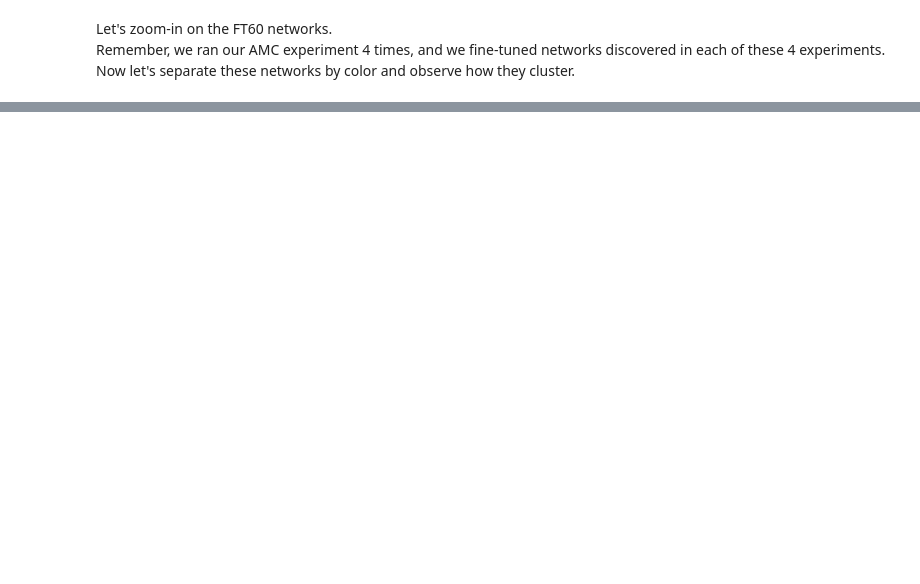
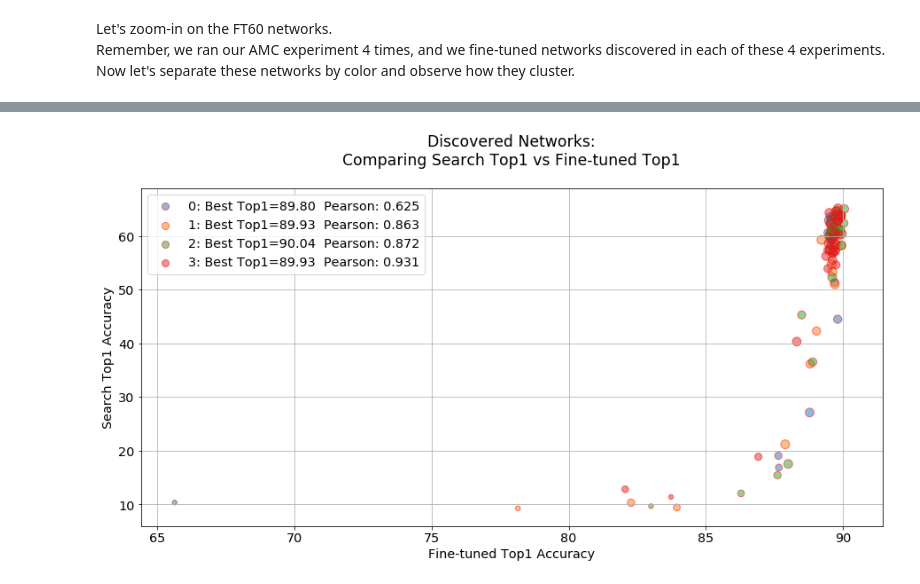
Before and after one commit to IntelLabs/distiller, a Jupyter notebook: examples/auto_compression/amc/jupyter/amc_plain20.ipynb, the cells around one changed output, grey strips where cells are left out. Saved outputs shown, nothing was run; the diff lists cells and outputs as text; code cells hidden in the pictures; blank space fills up the shorter version.

```diff
--- a/examples/auto_compression/amc/jupyter/amc_plain20.ipynb
+++ b/examples/auto_compression/amc/jupyter/amc_plain20.ipynb
@@ -171,3 +105,10 @@ plot_networks_by_experiment(df_plain20_ft60, edgecolors='red')#, create_figure=F
+# %%
+create_fig("Discovered Networks:\nComparing Search Top1 vs Fine-tuned Top1\n",
+           "Fine-tuned Top1 Accuracy",
+           "Search Top1 Accuracy")
+plot_networks_by_experiment(df_plain20_ft60, edgecolors='red')
+# %% [output]
+[figure, added]
 # %%
 df_sorted = df_plain20_ft60.sort_values(by=['top1'], ascending=False)
 df_sorted = df_sorted[:int(len(df_sorted.index) * 0.5)]  # Top 30% models
```
Also changed, not shown: parts of 19 cells of this notebook, 3 other files.
